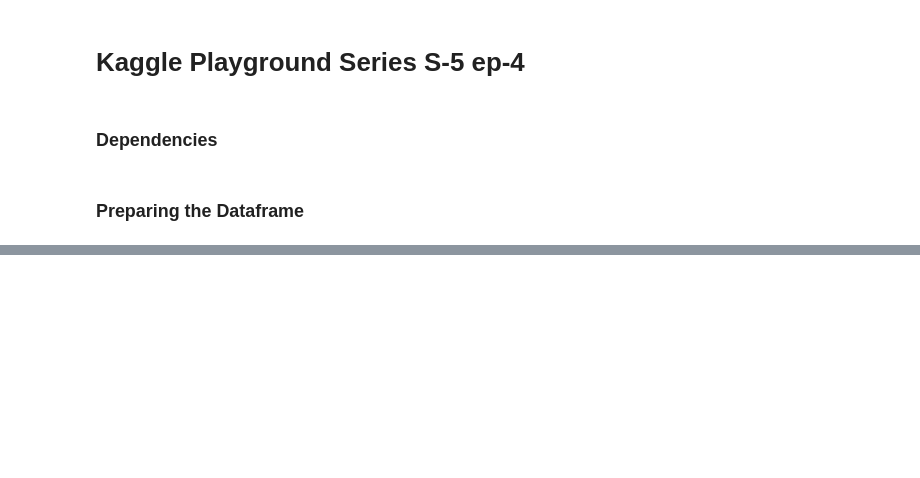
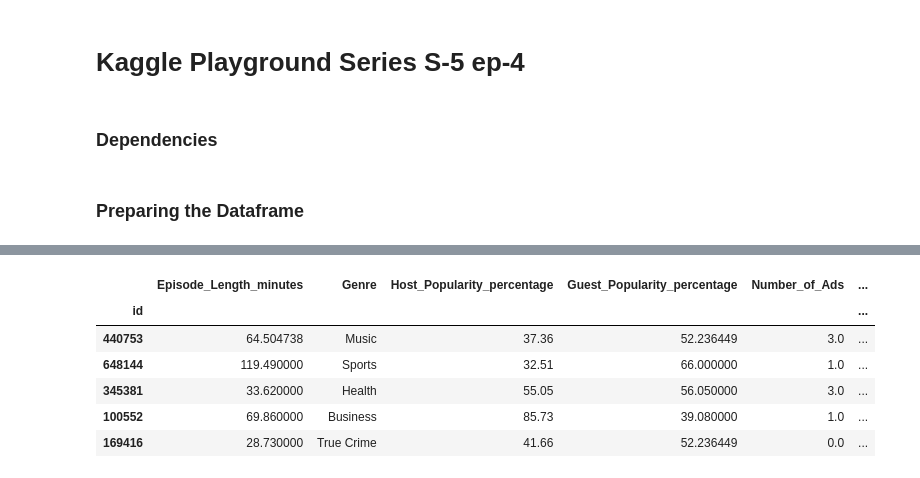
Before and after one commit to vishal-adithya/Kaggle-PlaygroundSeries, a Jupyter notebook: Season-5 ep-4/main.ipynb, the cells around one changed output, grey strips where cells are left out. Drawn from its saved outputs; the diff is of its cells as text; code cells hidden in the pictures; blank space fills up the shorter version.

```diff
--- a/Season-5 ep-4/main.ipynb
+++ b/Season-5 ep-4/main.ipynb
@@ -36,0 +56,11 @@ dtype: int64
+# %%
+sameple_df = df.sample(n = 5000)
+sameple_df.head()
+# %% [output]
+|  | Episode_Length_minutes | Genre | Host_Popularity_percentage | Guest_Popularity_percentage | Number_of_Ads | ... |
+| id |  |  |  |  |  | ... |
+| 440753 | 64.504738 | Music | 37.36 | 52.236449 | 3.0 | ... |
+| 648144 | 119.490000 | Sports | 32.51 | 66.000000 | 1.0 | ... |
+| 345381 | 33.620000 | Health | 55.05 | 56.050000 | 3.0 | ... |
+| 100552 | 69.860000 | Business | 85.73 | 39.080000 | 1.0 | ... |
+| 169416 | 28.730000 | True Crime | 41.66 | 52.236449 | 0.0 | ... |
```
Also changed, not shown: parts of 16 cells of this notebook.
